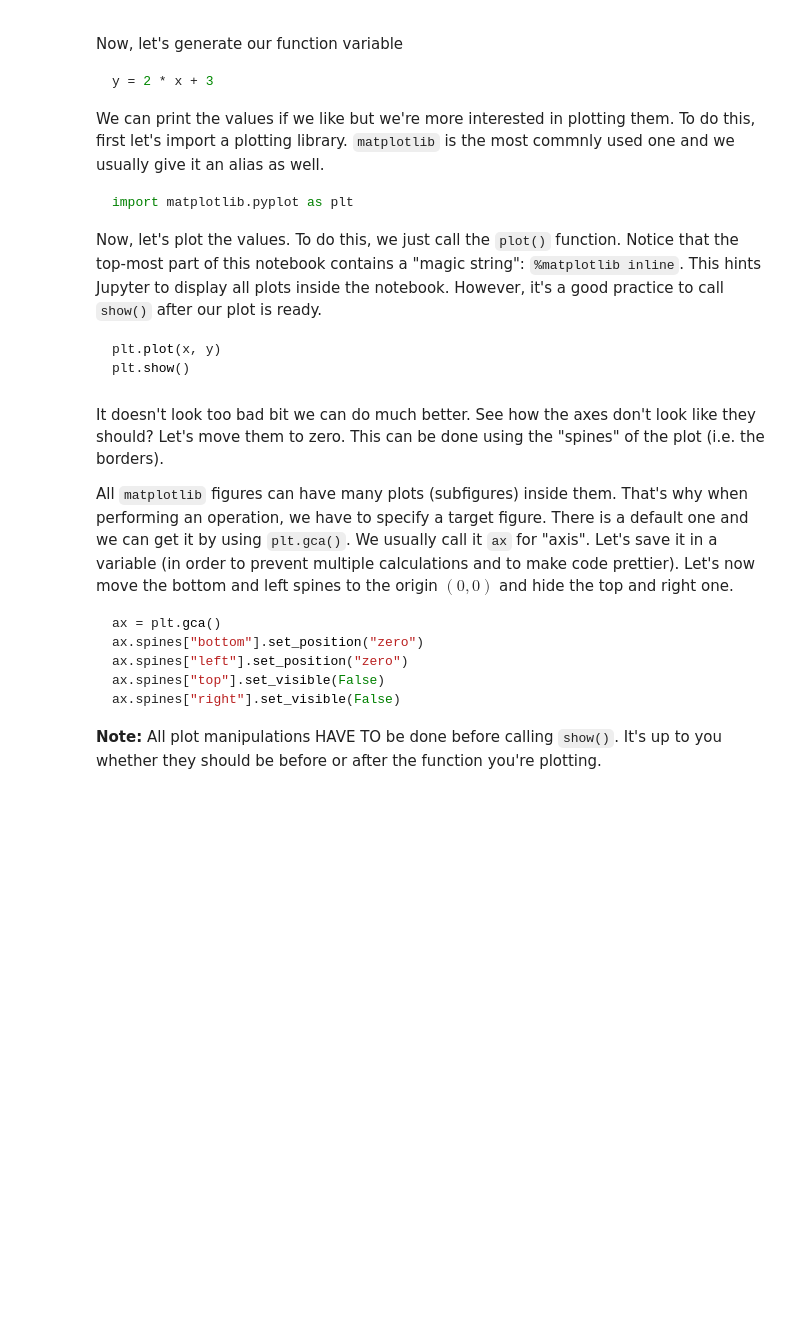
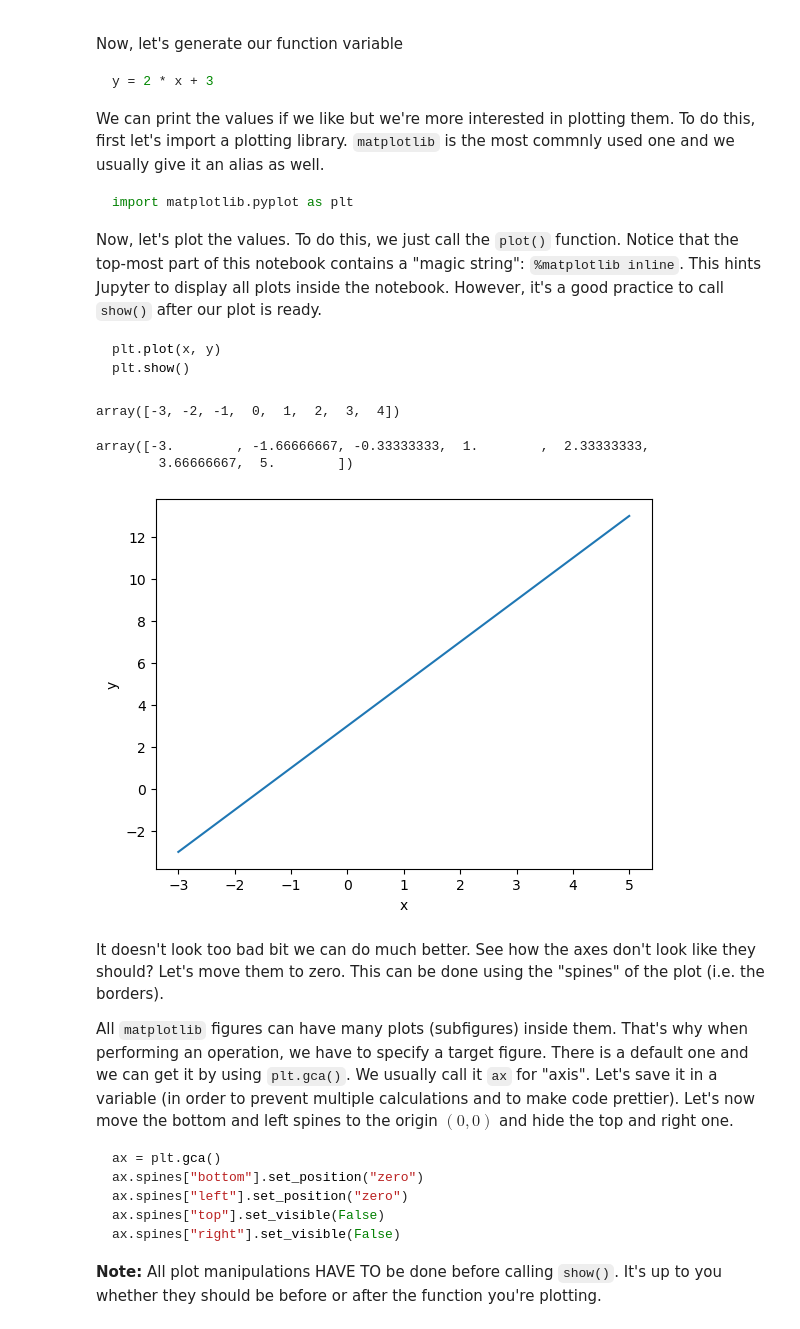
Before and after one commit to mi6oo6im/ml_math_for_devs, a Jupyter notebook: 02. Exercise HSM/High-School Maths Exercise.ipynb, the cells around one changed output. Cells and saved outputs as stored; diff of their text form; code cells hidden in the pictures; blank space fills up the shorter version.

````diff
--- a/02. Exercise HSM/High-School Maths Exercise.ipynb
+++ b/02. Exercise HSM/High-School Maths Exercise.ipynb
@@ -424,6 +449,25 @@ plt.show()
 ```
 # %%
 # Write your code here
+# some numpy tests:
+np.arange(-3,5,1)
+# %% [output]
+array([-3, -2, -1,  0,  1,  2,  3,  4])
+# %%
+np.linspace(-3,5,7)
+# %% [output]
+array([-3.        , -1.66666667, -0.33333333,  1.        ,  2.33333333,
+        3.66666667,  5.        ])
+# %%
+# matplotlib example
+x = np.linspace(-3, 5, 1000)
+y = 2 * x + 3
+plt.xlabel('x')
+plt.ylabel('y')
+plt.plot(x, y)
+plt.show()
+# %% [output]
+[figure, added]
 # %% [markdown]
 It doesn't look too bad bit we can do much better. See how the axes don't look like they should? Let's move them to zero. This can be done using the "spines" of the plot (i.e. the borders).
 
````
Also changed, not shown: parts of 10 cells of this notebook, 2 other files.
